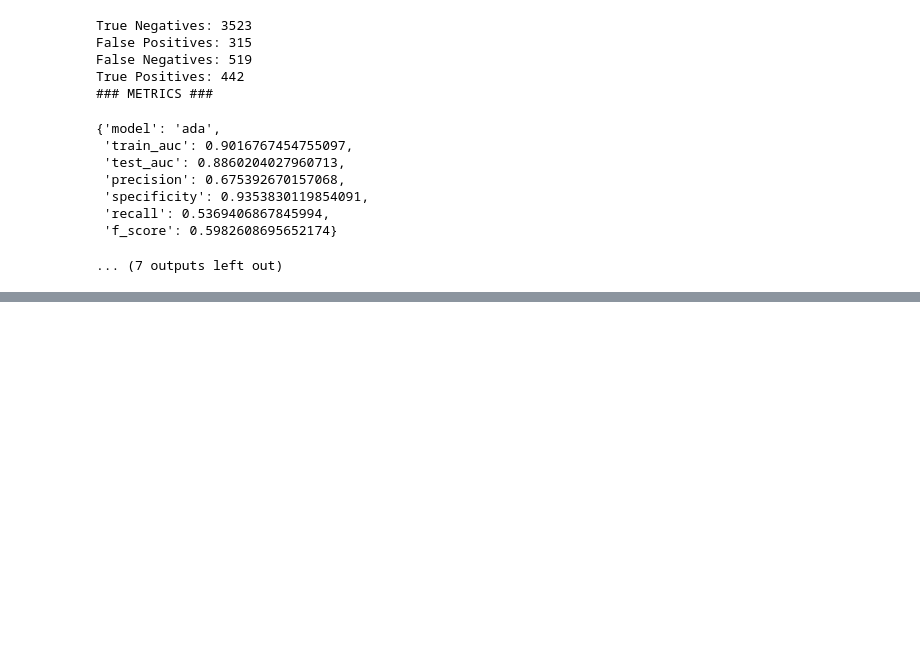
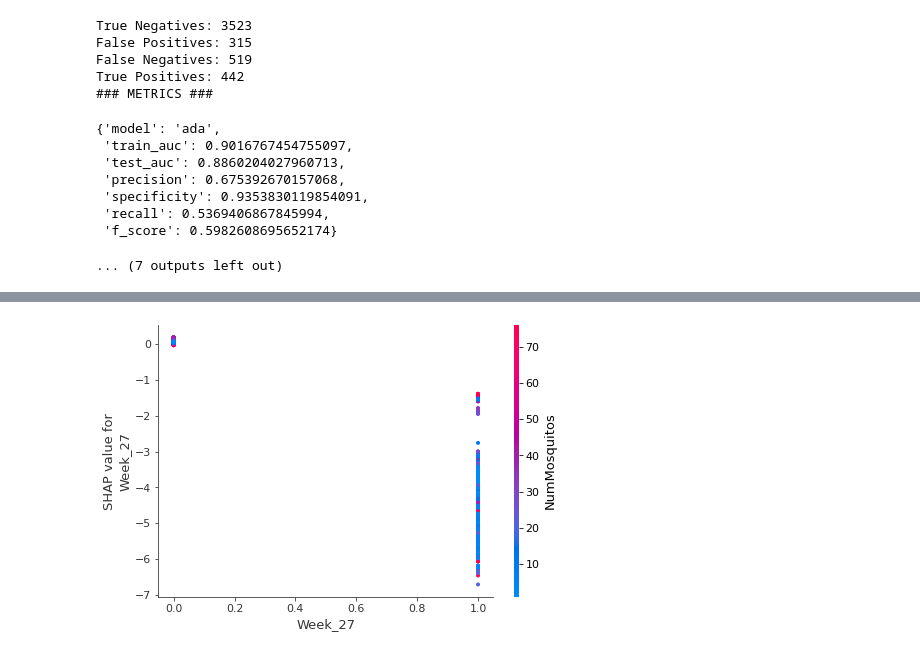
Before and after one commit to AaronCarney/Capstone2-WNV, a Jupyter notebook: Data Modeling.ipynb, the cells around one changed output, grey strips where cells are left out. Saved outputs shown, nothing was run; the diff lists cells and outputs as text; code cells hidden in the pictures; blank space fills up the shorter version.

```diff
--- a/Data Modeling.ipynb
+++ b/Data Modeling.ipynb
@@ -264,0 +421,4 @@ Exception: Model type not yet supported by TreeExplainer: <class 'module'>
+# %%
+shap.dependence_plot("Week_27", shap_values, X_train)
+# %% [output]
+[figure, added]
```
Also changed, not shown: parts of 43 cells of this notebook.
